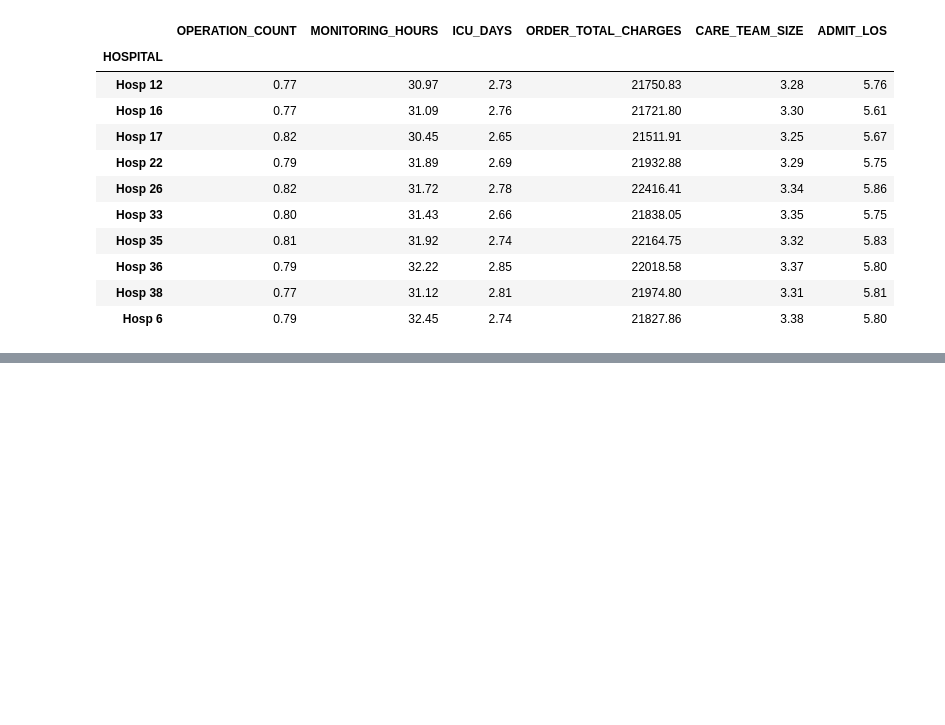
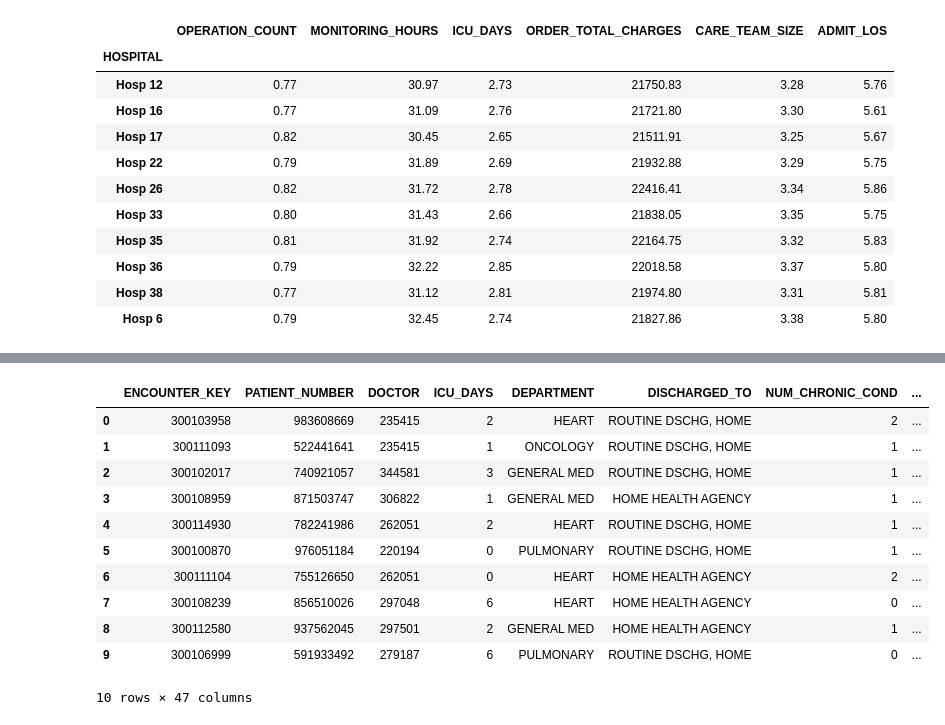
Before and after one commit to benjaminau/sasviya_challenge_2026, a Jupyter notebook: notebooks/hospital_los_eda_cleaning_wrangling.ipynb, the cells around one changed output, grey strips where cells are left out. Drawn from its saved outputs; the diff is of its cells as text; code cells hidden in the pictures; blank space fills up the shorter version.

```diff
--- a/notebooks/hospital_los_eda_cleaning_wrangling.ipynb
+++ b/notebooks/hospital_los_eda_cleaning_wrangling.ipynb
@@ -590,0 +611,16 @@ hospital_los_test.head(10)
+# %%
+hospital_los_test_transformed = pd.read_csv("/workspaces/myfolder/project/sasviya_challenge_2026/data/hospital_los_test_transformed.csv")
+hospital_los_test_transformed.head(10)
+# %% [output]
+|  | ENCOUNTER_KEY | PATIENT_NUMBER | DOCTOR | ICU_DAYS | DEPARTMENT | DISCHARGED_TO | NUM_CHRONIC_COND | ... |
+| 0 | 300103958 | 983608669 | 235415 | 2 | HEART | ROUTINE DSCHG, HOME | 2 | ... |
+| 1 | 300111093 | 522441641 | 235415 | 1 | ONCOLOGY | ROUTINE DSCHG, HOME | 1 | ... |
+| 2 | 300102017 | 740921057 | 344581 | 3 | GENERAL MED | ROUTINE DSCHG, HOME | 1 | ... |
+| 3 | 300108959 | 871503747 | 306822 | 1 | GENERAL MED | HOME HEALTH AGENCY | 1 | ... |
+| 4 | 300114930 | 782241986 | 262051 | 2 | HEART | ROUTINE DSCHG, HOME | 1 | ... |
+| 5 | 300100870 | 976051184 | 220194 | 0 | PULMONARY | ROUTINE DSCHG, HOME | 1 | ... |
+| 6 | 300111104 | 755126650 | 262051 | 0 | HEART | HOME HEALTH AGENCY | 2 | ... |
+| 7 | 300108239 | 856510026 | 297048 | 6 | HEART | HOME HEALTH AGENCY | 0 | ... |
+| 8 | 300112580 | 937562045 | 297501 | 2 | GENERAL MED | HOME HEALTH AGENCY | 1 | ... |
+| 9 | 300106999 | 591933492 | 279187 | 6 | PULMONARY | ROUTINE DSCHG, HOME | 0 | ... |
+10 rows × 47 columns
```
Also changed, not shown: parts of 3 cells of this notebook, 1 other file.
